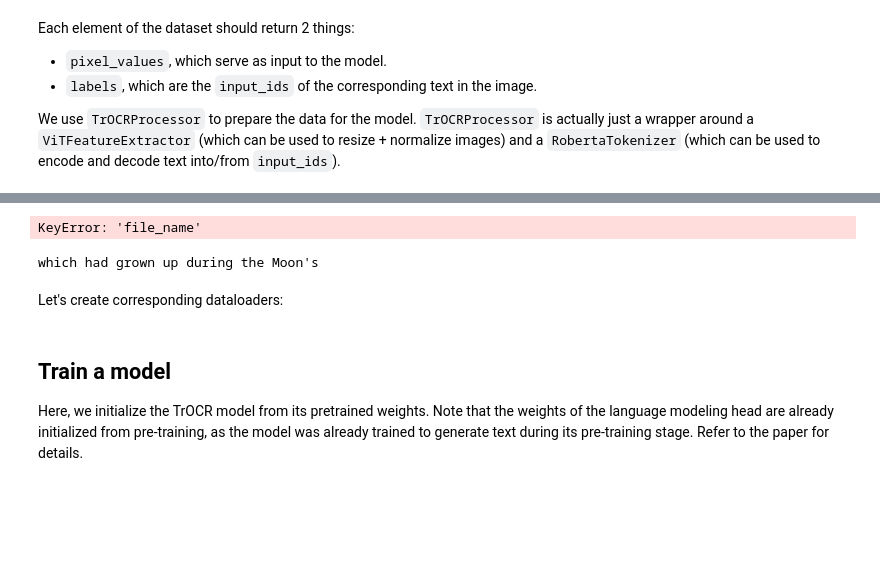
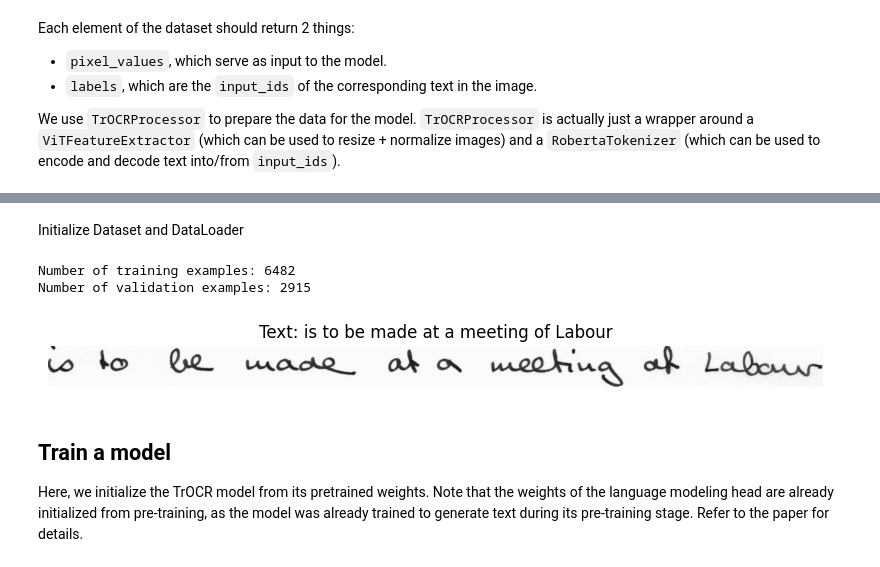
Before and after one commit to Hadayxinchao/100-days-of-python, a Jupyter notebook: TrOCR/Fine_tune_TrOCR_on_IAM_Handwriting_Database_using_native_PyTorch.ipynb, the cells around one changed output, grey strips where cells are left out. Saved outputs shown, nothing was run; the diff lists cells and outputs as text; code cells hidden in the pictures; blank space fills up the shorter version.

```diff
--- a/TrOCR/Fine_tune_TrOCR_on_IAM_Handwriting_Database_using_native_PyTorch.ipynb
+++ b/TrOCR/Fine_tune_TrOCR_on_IAM_Handwriting_Database_using_native_PyTorch.ipynb
@@ -101,0 +86,8 @@ test_df.reset_index(drop=True, inplace=True)
+# %%
+train_df = pd.read_parquet("hf://datasets/Teklia/IAM-line/" + splits["train"])
+test_df = pd.read_parquet("hf://datasets/Teklia/IAM-line/" + splits["test"])
+train_df.reset_index(drop=True, inplace=True)
+test_df.reset_index(drop=True, inplace=True)
+print(f"Training dataset size: {len(train_df)}")
+print(f"Test dataset size: {len(test_df)}")
+train_df.head()
@@ -167,14 +156,0 @@ We can also check the original image and decode the labels:
-# %%
-image = Image.open(train_dataset.root_dir + train_df['file_name'][0]).convert("RGB")
-image
-# %% [output]
-KeyError: 'file_name'
-# %%
-labels = encoding['labels']
-labels[labels == -100] = processor.tokenizer.pad_token_id
-label_str = processor.decode(labels, skip_special_tokens=True)
-print(label_str)
-# %% [output]
-which had grown up during the Moon's
-# %% [markdown]
-Let's create corresponding dataloaders:
@@ -186,3 +157,25 @@ eval_dataloader = DataLoader(eval_dataset, batch_size=4)
+# %% [markdown]
+Initialize Dataset and DataLoader
+# %%
+processor = TrOCRProcessor.from_pretrained("microsoft/trocr-base-handwritten")
+
+# Create datasets
+train_dataset = IAMHuggingFaceDataset(df=train_df, processor=processor)
+eval_dataset = IAMHuggingFaceDataset(df=test_df, processor=processor)
+
+print("Number of training examples:", len(train_dataset))
+print("Number of validation examples:", len(eval_dataset))
+
+# Visualize an example
+visualize_example(train_dataset, idx=5)
+
+# Create dataloaders
+train_dataloader = DataLoader(train_dataset, batch_size=4, shuffle=True)
+eval_dataloader = DataLoader(eval_dataset, batch_size=4)
+# %% [output]
+Number of training examples: 6482
+Number of validation examples: 2915
+[figure, added]
 # %% [markdown]
 ## Train a model
 
```
Also changed, not shown: parts of 25 cells of this notebook.
